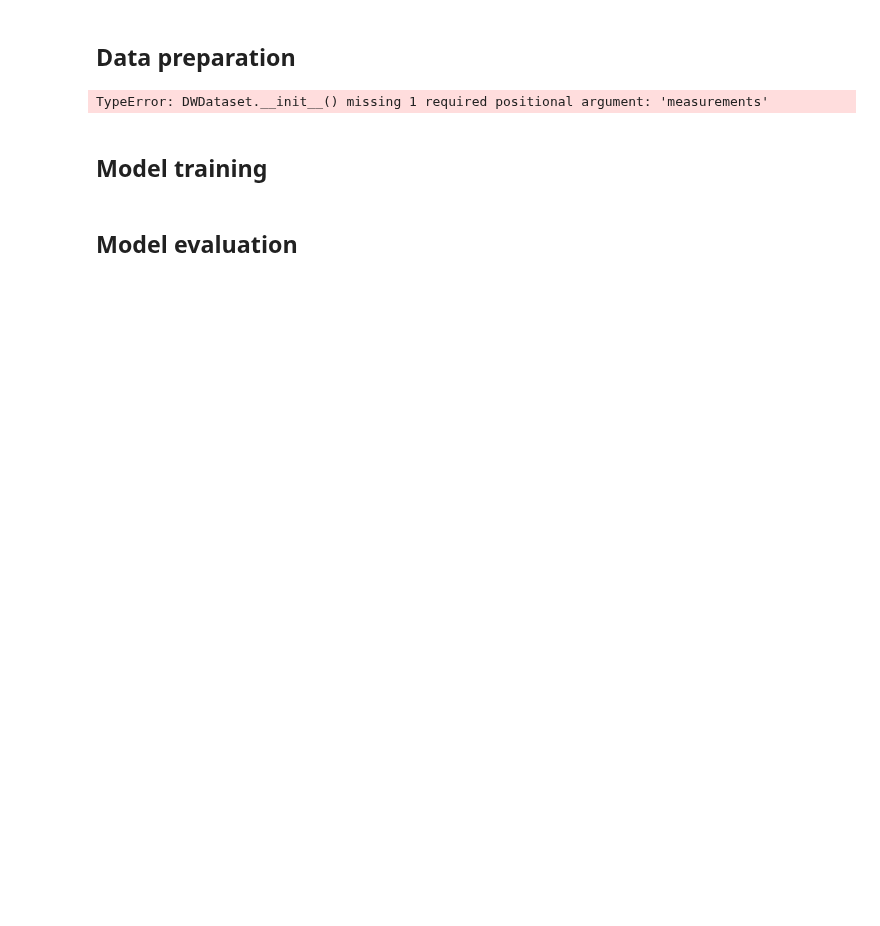
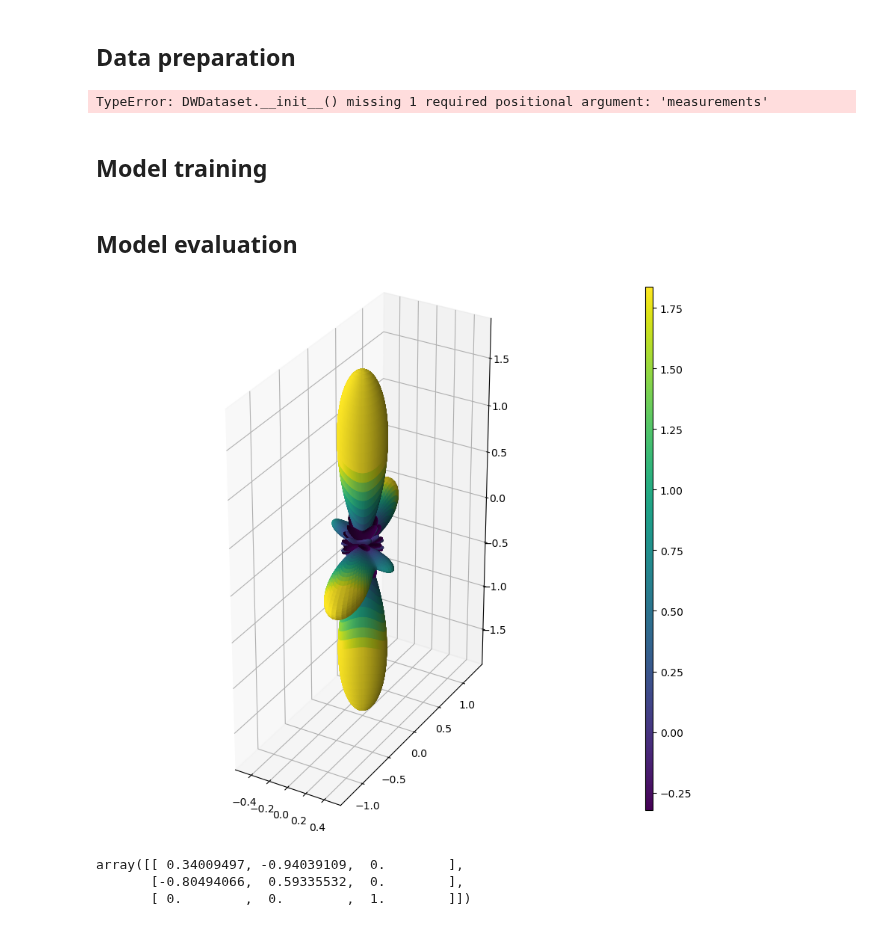
Before and after one commit to AlesRessler/AlesMScProject, a Jupyter notebook: 10 Multi-layer perceptron.ipynb, the cells around one changed output. Cells and saved outputs as stored; diff of their text form; code cells hidden in the pictures; blank space fills up the shorter version.

```diff
--- a/10 Multi-layer perceptron.ipynb
+++ b/10 Multi-layer perceptron.ipynb
@@ -81,0 +96,45 @@ mse_final_loss = loss(predictions, actuals)
+# %%
+
+
+data = load_dt_simulated_dataset(dataset_size=3, number_of_fibre_populations=3, max_degree=8,
+                              fibre_population_eigenvalues=None, number_of_data_points=90, b_value=1000,
+                              b_0_signal=3000, include_b_0=False,
+                              signal_to_noise_ratio=0, noise_type='none',
+                              noise_generator_seed=1,
+                              gradient_generator_seed=1,
+                              fibre_orientation_generator_seed=2, planar=True)
+# %%
+fODFs = data[0]
+# %%
+#%matplotlib qt
+
+x, y, z, fcolors = get_spherical_function_values_from_spherical_expansion(fODFs[0],max_degree=8,resolution=200,min_value=None,max_value=None, normalize=False)
+
+x = x * fcolors
+y = y * fcolors
+z = z * fcolors
+
+fig = plt.figure(figsize=(10,10))
+
+cmap = plt.cm.viridis
+normalization = Normalize(vmin=np.min(fcolors), vmax=np.max(fcolors))
+sm = plt.cm.ScalarMappable(cmap=cmap, norm=normalization)
+
+ax = fig.add_subplot(111, projection='3d')
+ax.plot_surface(x, y, z,  rstride=1, cstride=1, facecolors=plt.cm.viridis(fcolors), shade=True)
+#ax.set_axis_off()
+plt.gca().set_aspect('equal')
+
+fig.subplots_adjust(right=0.8)
+cbar_ax = fig.add_axes([0.85, 0.15, 0.01, 0.7])
+cbar = fig.colorbar(sm, ax=[ax], cax=cbar_ax)
+
+plt.show()
+# %% [output]
+[figure, added]
+# %%
+data[2][0]
+# %% [output]
+array([[ 0.34009497, -0.94039109,  0.        ],
+       [-0.80494066,  0.59335532,  0.        ],
+       [ 0.        ,  0.        ,  1.        ]])
```
Also changed, not shown: parts of 1 cell of this notebook, 3 other files.
